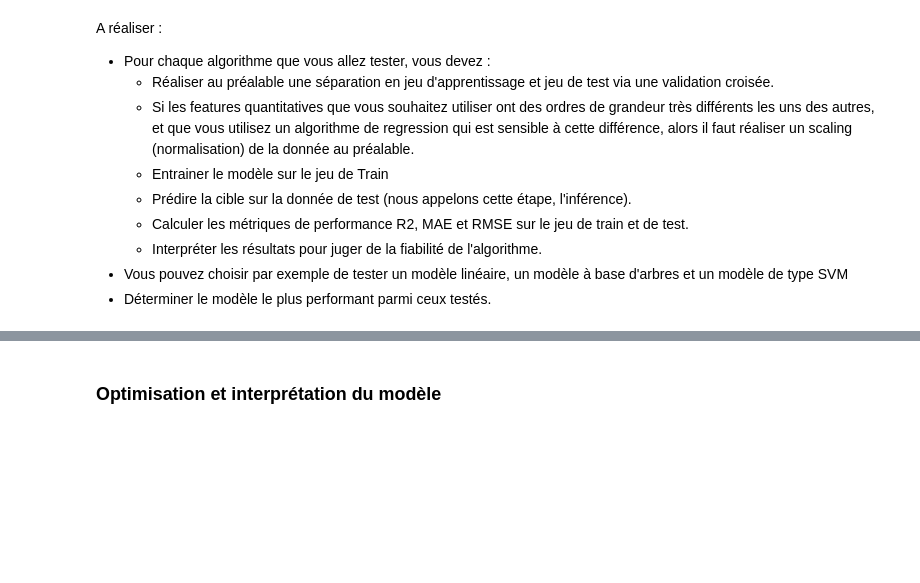
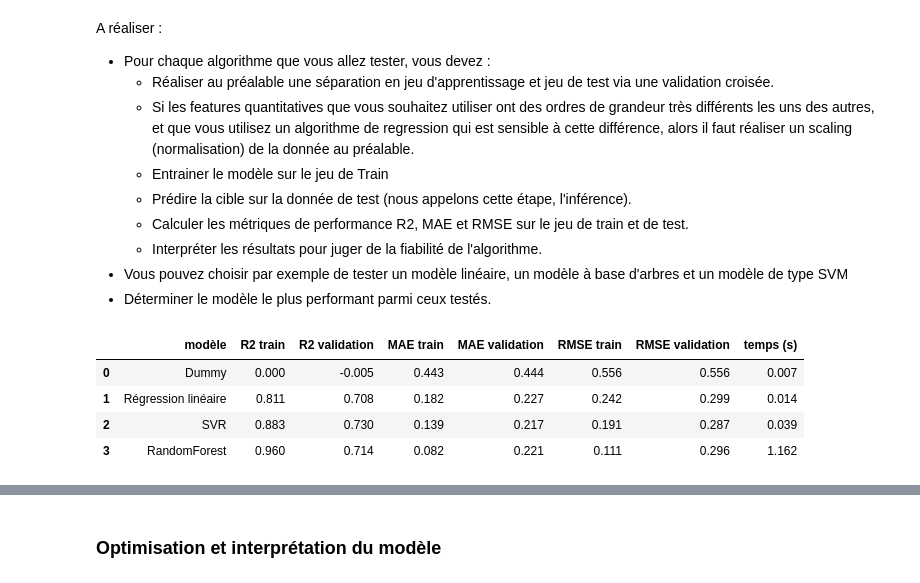
Before and after one commit to pierre-angelo-commits/p3-consommation-batiments-seattle, a Jupyter notebook: 03_modelisation.ipynb, the cells around one changed output, grey strips where cells are left out. Cells and saved outputs as stored; diff of their text form; code cells hidden in the pictures; blank space fills up the shorter version.

```diff
--- a/03_modelisation.ipynb
+++ b/03_modelisation.ipynb
@@ -292,0 +310,34 @@ A réaliser :
+# %%
+modeles = {
+    "Dummy": DummyRegressor(),
+    "Régression linéaire": LinearRegression(),
+    "SVR": SVR(),
+    "RandomForest": RandomForestRegressor(random_state=42),
+}
+
+# sklearn renvoie les erreurs en négatif (plus c'est grand, mieux c'est), on remettra le signe
+metriques = {"R2": "r2", "MAE": "neg_mean_absolute_error", "RMSE": "neg_root_mean_squared_error"}
+
+resultats = []
+for nom, modele in modeles.items():
+    pipe = Pipeline([("preprocesseur", preprocesseur), ("modele", modele)])
+    # validation croisée en 5 plis, sur le jeu d'entraînement seulement
+    scores = cross_validate(pipe, X_train, y_train, cv=5, scoring=metriques, return_train_score=True)
+    resultats.append({
+        "modèle": nom,
+        "R2 train": scores["train_R2"].mean(),
+        "R2 validation": scores["test_R2"].mean(),
+        "MAE train": -scores["train_MAE"].mean(),
+        "MAE validation": -scores["test_MAE"].mean(),
+        "RMSE train": -scores["train_RMSE"].mean(),
+        "RMSE validation": -scores["test_RMSE"].mean(),
+        "temps (s)": scores["fit_time"].mean(),
+    })
+
+pd.DataFrame(resultats).round(3)
+# %% [output]
+|  | modèle | R2 train | R2 validation | MAE train | MAE validation | RMSE train | RMSE validation | temps (s) |
+| 0 | Dummy | 0.000 | -0.005 | 0.443 | 0.444 | 0.556 | 0.556 | 0.007 |
+| 1 | Régression linéaire | 0.811 | 0.708 | 0.182 | 0.227 | 0.242 | 0.299 | 0.014 |
+| 2 | SVR | 0.883 | 0.730 | 0.139 | 0.217 | 0.191 | 0.287 | 0.039 |
+| 3 | RandomForest | 0.960 | 0.714 | 0.082 | 0.221 | 0.111 | 0.296 | 1.162 |
```
Also changed, not shown: parts of 12 cells of this notebook.
